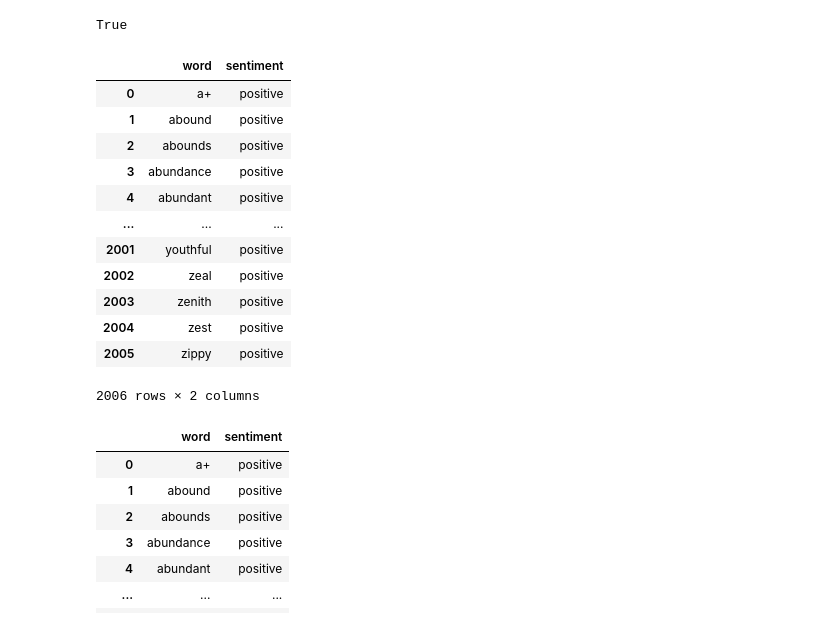
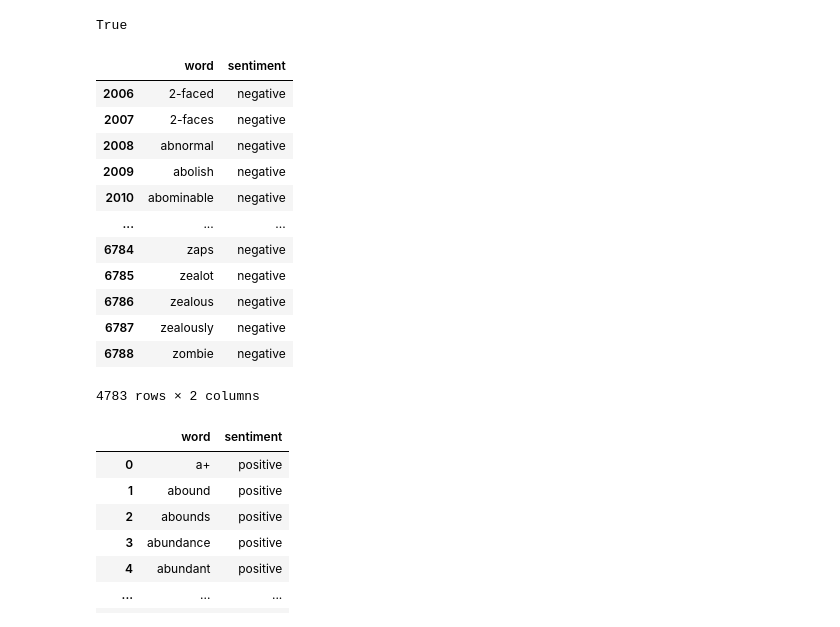
Before and after one commit to zsuzsakoos/CEU_text_as_data_python, a Jupyter notebook: meeting_slides/meeting_05/dictionaries.ipynb, the cells around one changed output. Saved outputs shown, nothing was run; the diff lists cells and outputs as text; code cells hidden in the pictures.

```diff
--- a/meeting_slides/meeting_05/dictionaries.ipynb
+++ b/meeting_slides/meeting_05/dictionaries.ipynb
@@ -311,21 +311,21 @@ def load_lexicon():
 
 my_dict = load_lexicon()
 # %%
-my_dict.loc[ my_dict["sentiment"] == "positive" ]
+my_dict.loc[ my_dict["sentiment"] == "negative" ]
 # %% [output]
 |  | word | sentiment |
-| 0 | a+ | positive |
-| 1 | abound | positive |
-| 2 | abounds | positive |
-| 3 | abundance | positive |
-| 4 | abundant | positive |
+| 2006 | 2-faced | negative |
+| 2007 | 2-faces | negative |
+| 2008 | abnormal | negative |
+| 2009 | abolish | negative |
+| 2010 | abominable | negative |
 | ... | ... | ... |
-| 2001 | youthful | positive |
-| 2002 | zeal | positive |
-| 2003 | zenith | positive |
-| 2004 | zest | positive |
-| 2005 | zippy | positive |
+| 6784 | zaps | negative |
+| 6785 | zealot | negative |
+| 6786 | zealous | negative |
+| 6787 | zealously | negative |
+| 6788 | zombie | negative |
-2006 rows × 2 columns
+4783 rows × 2 columns
 # %%
 my_dict
 # %% [output]
```
Also changed, not shown: parts of 5 cells of this notebook, 5 other files.
